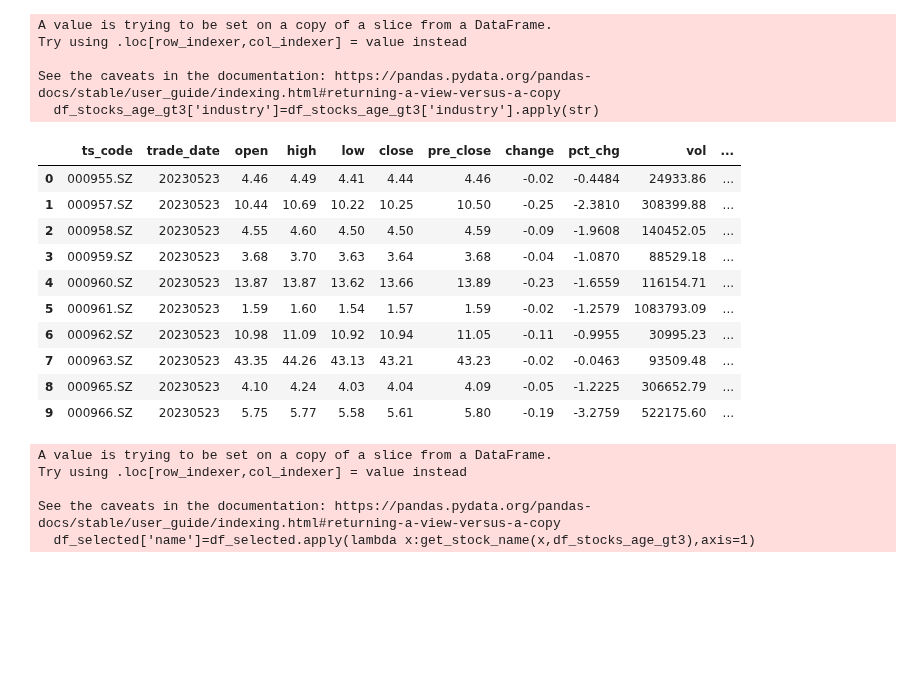
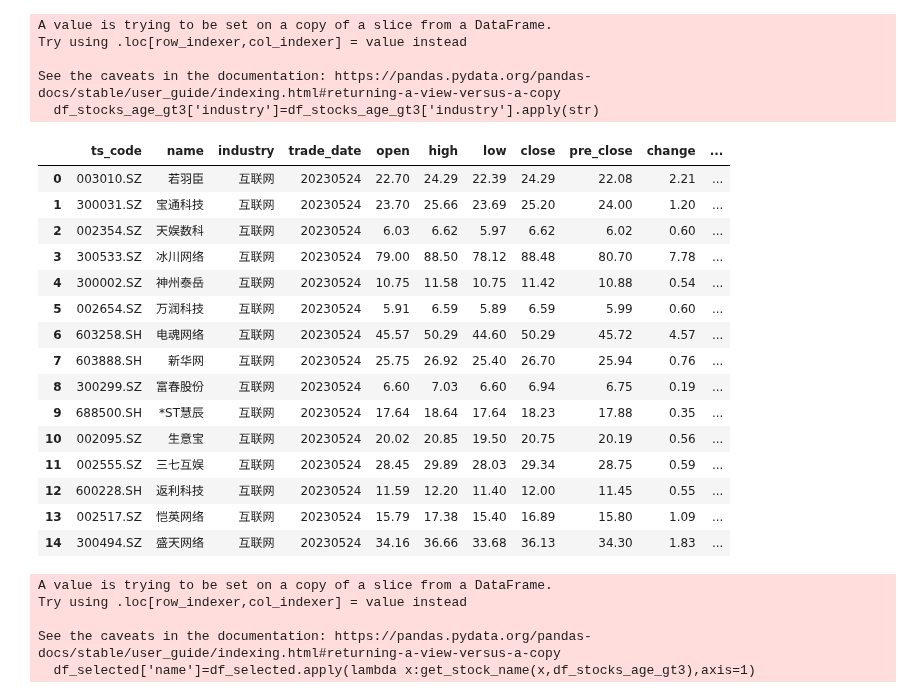
Before and after one commit to whgloveucq/jupyterfiles, a Jupyter notebook: OApractice/stock_study2023.ipynb, the cells around one changed output. Saved outputs shown, nothing was run; the diff lists cells and outputs as text; code cells hidden in the pictures; blank space fills up the shorter version.

```diff
--- a/OApractice/stock_study2023.ipynb
+++ b/OApractice/stock_study2023.ipynb
@@ -126,18 +126,18 @@ See the caveats in the documentation: https://pandas.pydata.org/pandas-docs/stab
 #根据这些股票，加上日期，ROE,换手率、成交额等信息。
 # df_stocks_age_gt3_base.head(1000)
 #日行情信息 及晒选。
-trdate='20230523'
+trdate='20230524'
 #交易日期所在周
 # trdate_week=
 
-stock_collection=stock_daily('NA','20230523','')
-condition = (stock_collection['close']-stock_collection['open'])/stock_collection['open']>0.01
+stock_collection=stock_daily('NA','20230524','')
+condition = (stock_collection['close']-stock_collection['open'])/stock_collection['open']>0.03
 df_selected=stock_condition(stock_collection,condition)
 #股票信息
 colname=['ts_code','name','industry','trade_date','open','high','low','close','pre_close','change','pct_chg']
 df_selected_tmp1=pd.merge(df_selected,df_stocks_age_gt3_base,on=["ts_code"],how='inner')[colname]
 #加上换手率 、市赢率、市盈率TTM、市净率
-df_index_daily = get_source().index_dailybasic(trade_date='20230523'
+df_index_daily = get_source().index_dailybasic(trade_date='20230524'
 #                                                ,fields='ts_code,trade_date,turnover_rate,pe'
                                               )
 colname.extend(['turnover_rate','turnover_rate_f','pe','pe_ttm','pb'])
@@ -147,27 +147,32 @@ df_selected_tmp2=pd.merge(df_selected_tmp1,df_index_daily,on=["ts_code","trade_d
 #加上 ROE
 # %%
 # df_selected_tmp1.query("industry.str.contains( '互联网')").head(100)
-df_index_daily.head(100)
-# df_selected_tmp2.head(10)
+# df_index_daily.head(100)
+df_selected_tmp2.head(100)
 # get_source().weekly(trade_date='20230519')
 
 # df_index_daily.query("ts_code=='003010.SZ'")
 # 000001.SH
-stock_collection.head(10)
+# stock_collection.head(10)
 # stock_collection.query("ts_code=='000001.SH'")
 # df_index_daily.query("ts_code=='000001.SH'")
 # %% [output]
-|  | ts_code | trade_date | open | high | low | close | pre_close | change | pct_chg | vol | ... |
-| 0 | 000955.SZ | 20230523 | 4.46 | 4.49 | 4.41 | 4.44 | 4.46 | -0.02 | -0.4484 | 24933.86 | ... |
-| 1 | 000957.SZ | 20230523 | 10.44 | 10.69 | 10.22 | 10.25 | 10.50 | -0.25 | -2.3810 | 308399.88 | ... |
-| 2 | 000958.SZ | 20230523 | 4.55 | 4.60 | 4.50 | 4.50 | 4.59 | -0.09 | -1.9608 | 140452.05 | ... |
-| 3 | 000959.SZ | 20230523 | 3.68 | 3.70 | 3.63 | 3.64 | 3.68 | -0.04 | -1.0870 | 88529.18 | ... |
-| 4 | 000960.SZ | 20230523 | 13.87 | 13.87 | 13.62 | 13.66 | 13.89 | -0.23 | -1.6559 | 116154.71 | ... |
-| 5 | 000961.SZ | 20230523 | 1.59 | 1.60 | 1.54 | 1.57 | 1.59 | -0.02 | -1.2579 | 1083793.09 | ... |
-| 6 | 000962.SZ | 20230523 | 10.98 | 11.09 | 10.92 | 10.94 | 11.05 | -0.11 | -0.9955 | 30995.23 | ... |
-| 7 | 000963.SZ | 20230523 | 43.35 | 44.26 | 43.13 | 43.21 | 43.23 | -0.02 | -0.0463 | 93509.48 | ... |
-| 8 | 000965.SZ | 20230523 | 4.10 | 4.24 | 4.03 | 4.04 | 4.09 | -0.05 | -1.2225 | 306652.79 | ... |
-| 9 | 000966.SZ | 20230523 | 5.75 | 5.77 | 5.58 | 5.61 | 5.80 | -0.19 | -3.2759 | 522175.60 | ... |
+|  | ts_code | name | industry | trade_date | open | high | low | close | pre_close | change | ... |
+| 0 | 003010.SZ | 若羽臣 | 互联网 | 20230524 | 22.70 | 24.29 | 22.39 | 24.29 | 22.08 | 2.21 | ... |
+| 1 | 300031.SZ | 宝通科技 | 互联网 | 20230524 | 23.70 | 25.66 | 23.69 | 25.20 | 24.00 | 1.20 | ... |
+| 2 | 002354.SZ | 天娱数科 | 互联网 | 20230524 | 6.03 | 6.62 | 5.97 | 6.62 | 6.02 | 0.60 | ... |
+| 3 | 300533.SZ | 冰川网络 | 互联网 | 20230524 | 79.00 | 88.50 | 78.12 | 88.48 | 80.70 | 7.78 | ... |
+| 4 | 300002.SZ | 神州泰岳 | 互联网 | 20230524 | 10.75 | 11.58 | 10.75 | 11.42 | 10.88 | 0.54 | ... |
+| 5 | 002654.SZ | 万润科技 | 互联网 | 20230524 | 5.91 | 6.59 | 5.89 | 6.59 | 5.99 | 0.60 | ... |
+| 6 | 603258.SH | 电魂网络 | 互联网 | 20230524 | 45.57 | 50.29 | 44.60 | 50.29 | 45.72 | 4.57 | ... |
+| 7 | 603888.SH | 新华网 | 互联网 | 20230524 | 25.75 | 26.92 | 25.40 | 26.70 | 25.94 | 0.76 | ... |
+| 8 | 300299.SZ | 富春股份 | 互联网 | 20230524 | 6.60 | 7.03 | 6.60 | 6.94 | 6.75 | 0.19 | ... |
+| 9 | 688500.SH | *ST慧辰 | 互联网 | 20230524 | 17.64 | 18.64 | 17.64 | 18.23 | 17.88 | 0.35 | ... |
+| 10 | 002095.SZ | 生意宝 | 互联网 | 20230524 | 20.02 | 20.85 | 19.50 | 20.75 | 20.19 | 0.56 | ... |
+| 11 | 002555.SZ | 三七互娱 | 互联网 | 20230524 | 28.45 | 29.89 | 28.03 | 29.34 | 28.75 | 0.59 | ... |
+| 12 | 600228.SH | 返利科技 | 互联网 | 20230524 | 11.59 | 12.20 | 11.40 | 12.00 | 11.45 | 0.55 | ... |
+| 13 | 002517.SZ | 恺英网络 | 互联网 | 20230524 | 15.79 | 17.38 | 15.40 | 16.89 | 15.80 | 1.09 | ... |
+| 14 | 300494.SZ | 盛天网络 | 互联网 | 20230524 | 34.16 | 36.66 | 33.68 | 36.13 | 34.30 | 1.83 | ... |
 # %%
 # print(get_stock_name(df_selected,df_stocks_age_gt3).item())
 # %%
```
